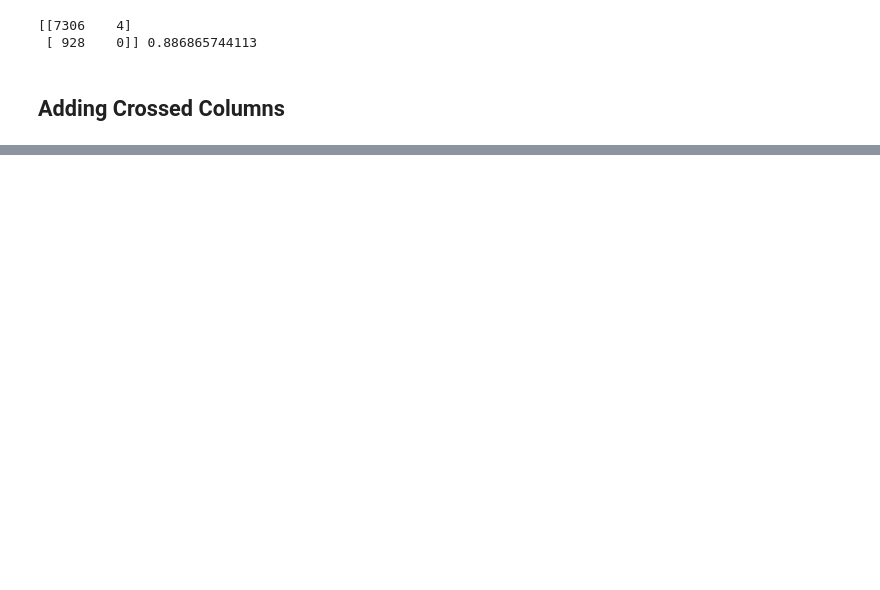
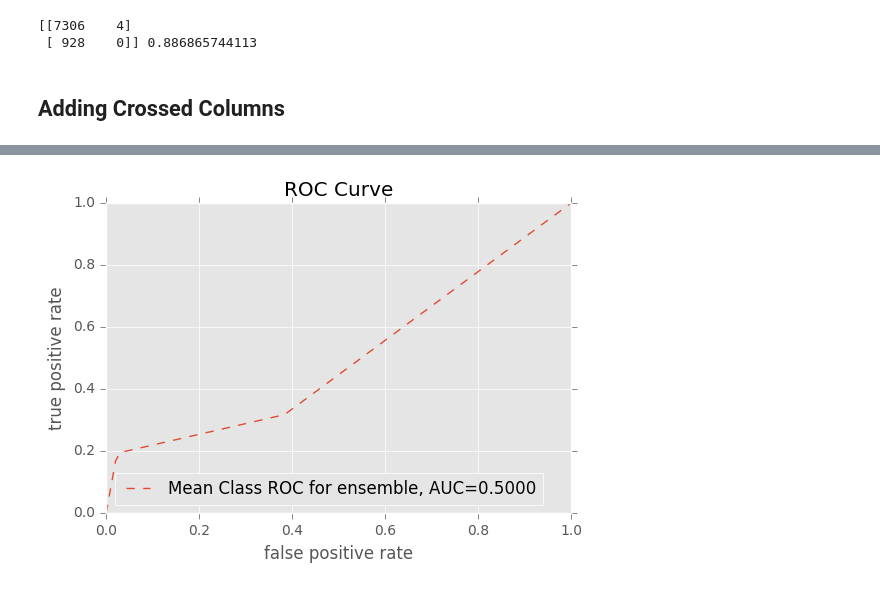
Before and after one commit to egabrielsen/MachineLearning, a Jupyter notebook: Lab07/Lab07-Danh.ipynb, the cells around one changed output, grey strips where cells are left out. Saved outputs shown, nothing was run; the diff lists cells and outputs as text; code cells hidden in the pictures; blank space fills up the shorter version.

```diff
--- a/Lab07/Lab07-Danh.ipynb
+++ b/Lab07/Lab07-Danh.ipynb
@@ -536,0 +555,4 @@ print(confusion_matrix(y_test,yhat),accuracy_score(y_test,yhat))
+# %%
+plot_roc(y_test, yhat)
+# %% [output]
+[figure, added]
```
Also changed, not shown: parts of 8 cells of this notebook.
